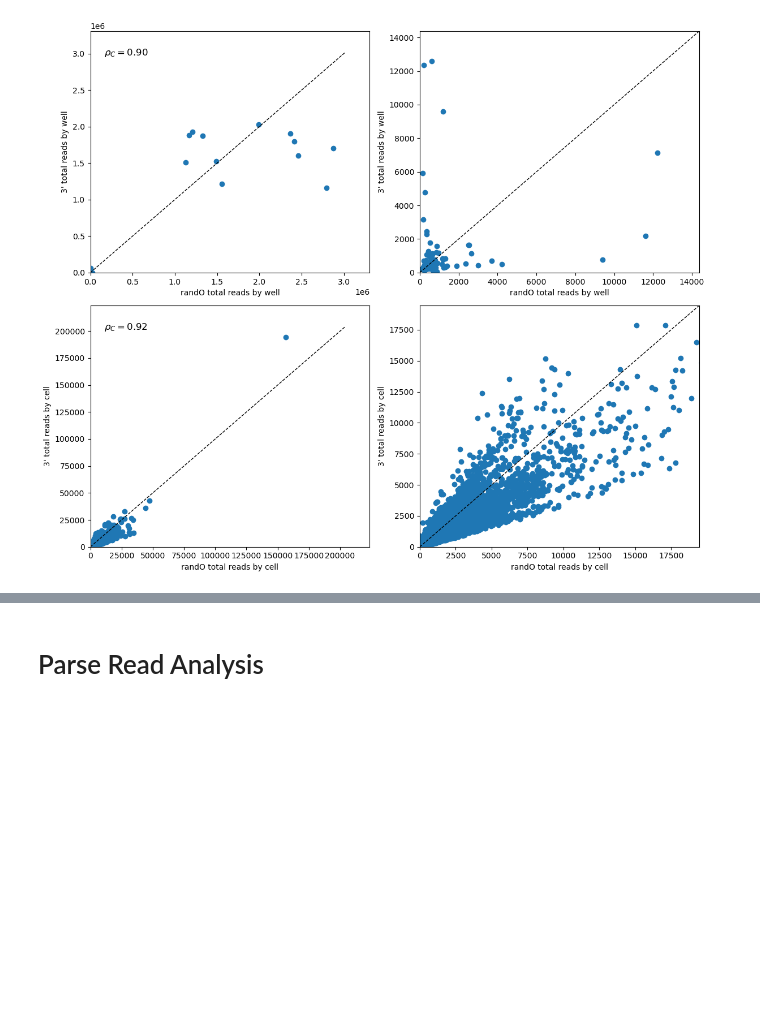
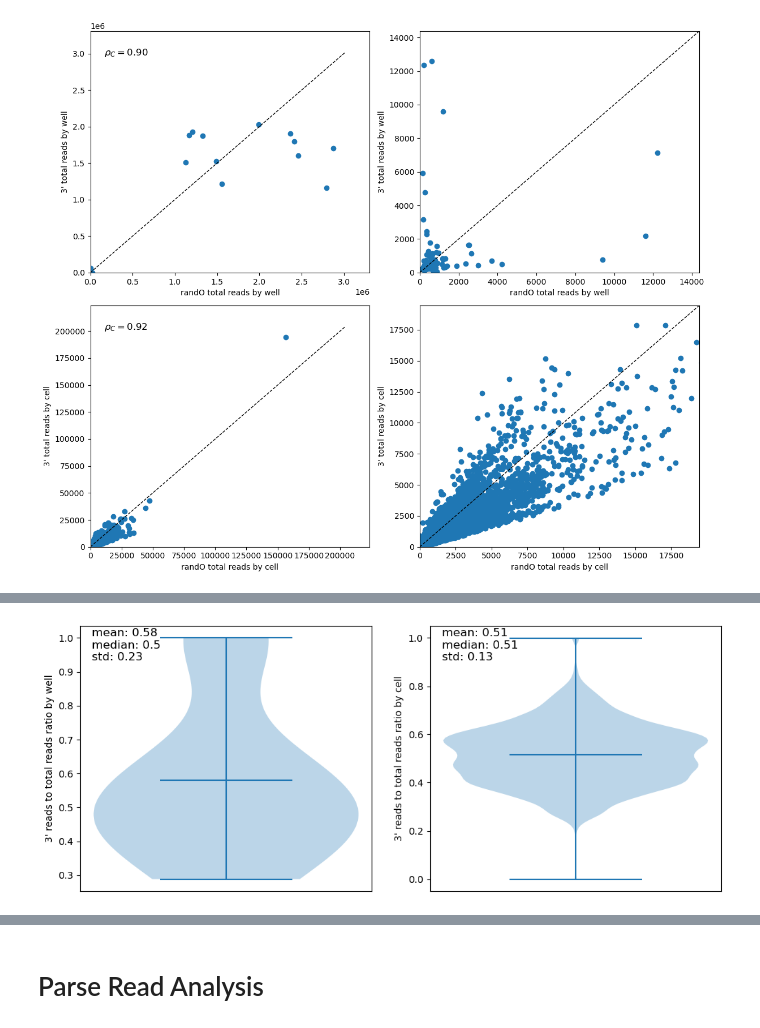
Before and after one commit to mcaskey6/10XvParse, a Jupyter notebook: Analysis 2/parse_test.ipynb, the cells around one changed output, grey strips where cells are left out. Drawn from its saved outputs; the diff is of its cells as text; code cells hidden in the pictures; blank space fills up the shorter version.

```diff
--- a/Analysis 2/parse_test.ipynb
+++ b/Analysis 2/parse_test.ipynb
@@ -415,0 +462,29 @@ plt.show()
+# %%
+wells_filtered = wells_data.copy()
+sc.pp.filter_cells(wells_filtered, min_counts=knee[num_cells])
+parse_filtered = parse_data.copy()
+sc.pp.filter_cells(parse_filtered, min_counts=knee[num_cells])
+# %%
+fig, ax = plt.subplots(1, 2, figsize=(12, 5))
+
+well_read_ratios = wells_filtered.obs[wells_filtered.obs['polyT']].groupby('well')['n_counts'].sum() / wells_filtered.obs.groupby('well')['n_counts'].sum()
+well_read_ratios = well_read_ratios[well_read_ratios >= 0]
+
+ax[0].violinplot(well_read_ratios.tolist(), showmeans=True, showmedians=False, showextrema=True)
+ax[0].set_xticks([])
+ax[0].set_ylabel("3' reads to total reads ratio by well")
+string = "mean: " + str(round(np.mean(well_read_ratios),2)) + "\nmedian: " + str(round(np.median(well_read_ratios),2)) + "\nstd: " + str(round(np.std(well_read_ratios),2))
+ax[0].text(0.04, 0.87, string, transform=ax[0].transAxes, fontsize=12)
+
+cell_read_ratios = parse_filtered.obs['polyT_reads'] / (parse_filtered.obs['polyT_reads'] + parse_filtered.obs['randO_reads'])
+cell_read_ratios = cell_read_ratios.fillna(0)
+
+ax[1].violinplot(cell_read_ratios.tolist(), showmeans=True, showmedians=False, showextrema=True)
+ax[1].set_xticks([])
+ax[1].set_ylabel("3' reads to total reads ratio by cell")
+string = "mean: " + str(round(np.mean(cell_read_ratios),2)) + "\nmedian: " + str(round(np.median(cell_read_ratios),2)) + "\nstd: " + str(round(np.std(cell_read_ratios),2))
+ax[1].text(0.04, 0.87, string, transform=ax[1].transAxes, fontsize=12)
+
+plt.show()
+# %% [output]
+[figure, added]
```
Also changed, not shown: parts of 4 cells of this notebook, 2 other files.
